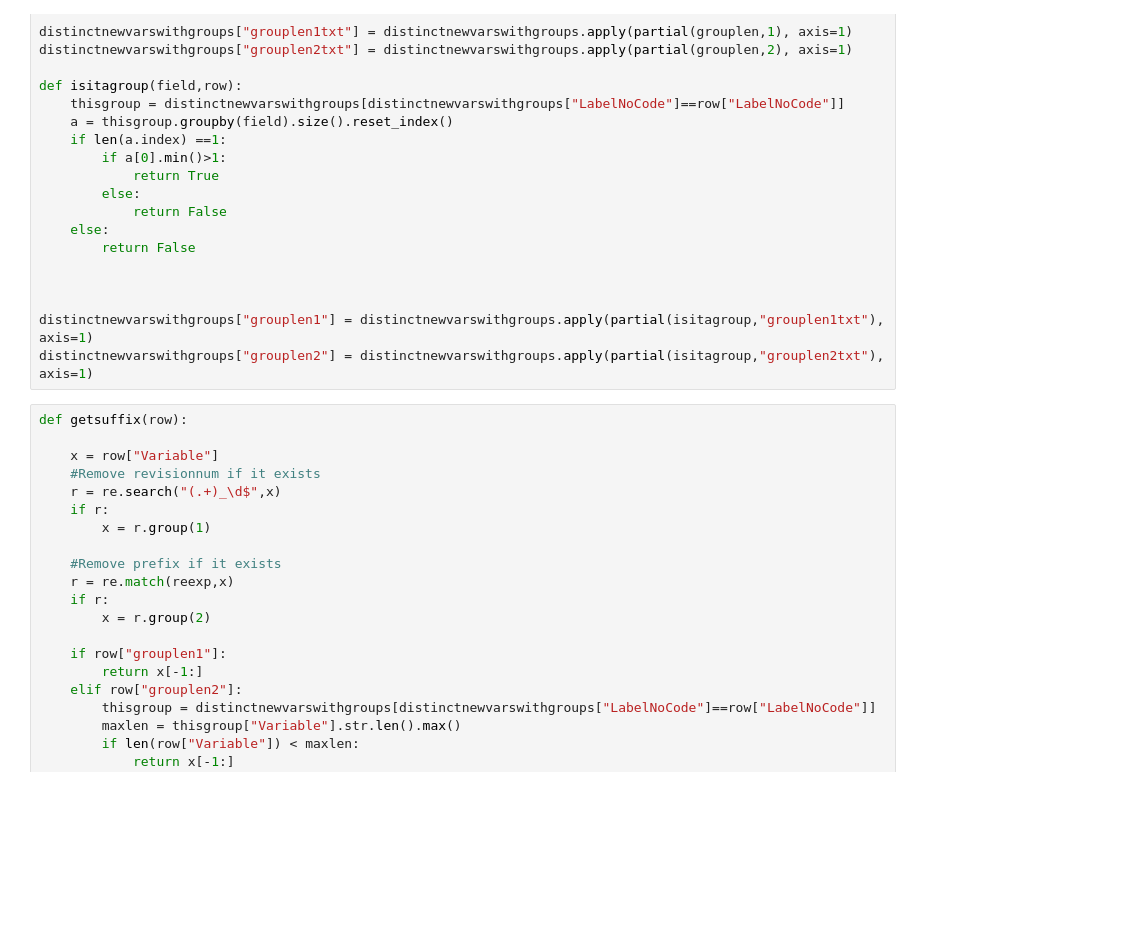
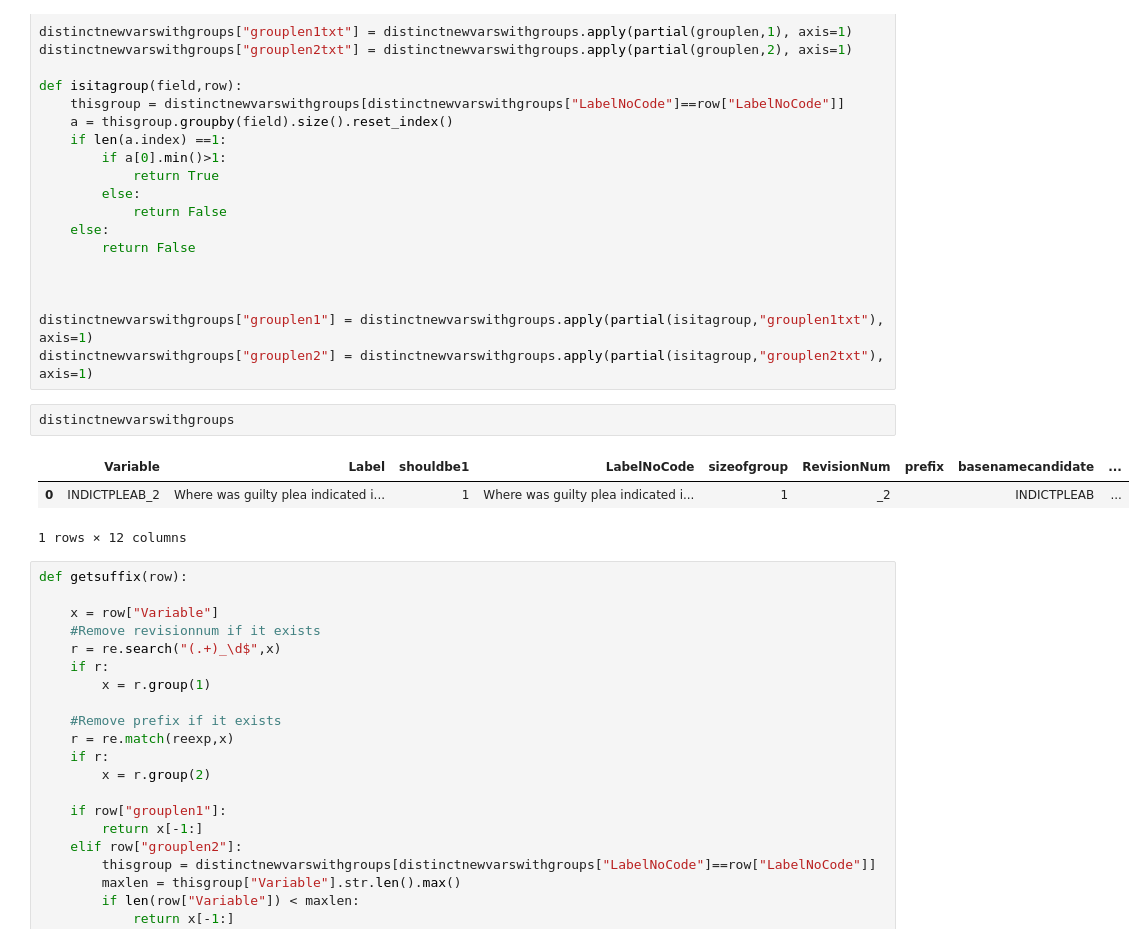
Before and after one commit to RobinL/updatemetadatabase, a Jupyter notebook: Detect new variables.ipynb, the cells around one changed output. Saved outputs shown, nothing was run; the diff lists cells and outputs as text; blank space fills up the shorter version.

```diff
--- a/Detect new variables.ipynb
+++ b/Detect new variables.ipynb
@@ -178,6 +186,12 @@ def isitagroup(field,row):
 
 distinctnewvarswithgroups["grouplen1"] = distinctnewvarswithgroups.apply(partial(isitagroup,"grouplen1txt"), axis=1)
 distinctnewvarswithgroups["grouplen2"] = distinctnewvarswithgroups.apply(partial(isitagroup,"grouplen2txt"), axis=1)
+# %%
+distinctnewvarswithgroups
+# %% [output]
+|  | Variable | Label | shouldbe1 | LabelNoCode | sizeofgroup | RevisionNum | prefix | basenamecandidate | ... |
+| 0 | INDICTPLEAB_2 | Where was guilty plea indicated i... | 1 | Where was guilty plea indicated i... | 1 | _2 |  | INDICTPLEAB | ... |
+1 rows × 12 columns
 # %%
 def getsuffix(row):
 
```
Also changed, not shown: parts of 10 cells of this notebook, 14 other files.
